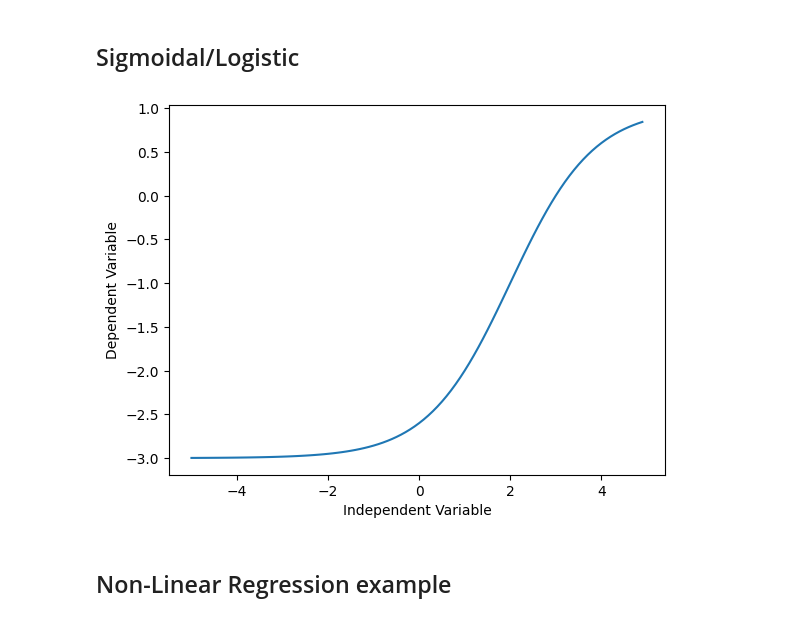
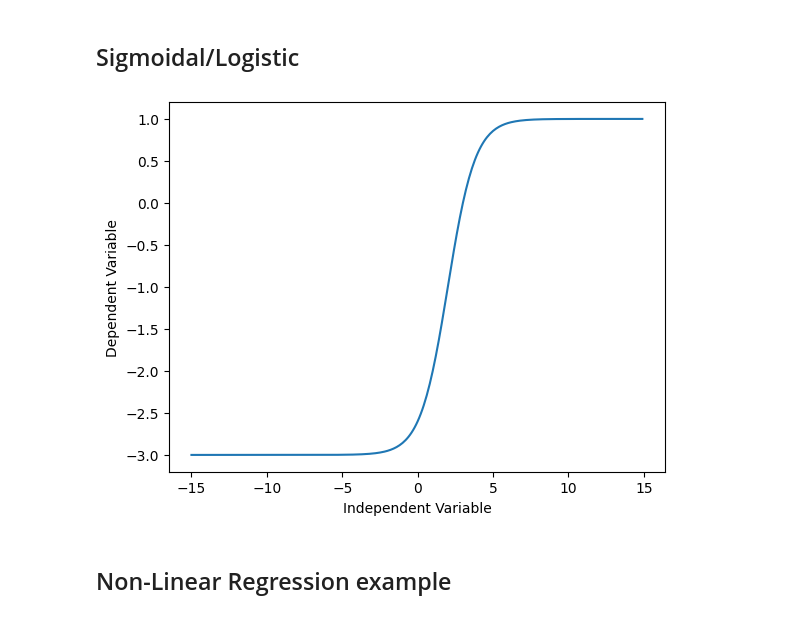
Before and after one commit to AliShamriz/Machine-learning-Project-2, a Jupyter notebook: Linear Regression/Non Linear Regression Analysis.ipynb, the cells around one changed output. Drawn from its saved outputs; the diff is of its cells as text; code cells hidden in the pictures.

```diff
--- a/Linear Regression/Non Linear Regression Analysis.ipynb
+++ b/Linear Regression/Non Linear Regression Analysis.ipynb
@@ -86,17 +86,17 @@ plt.show()
 Sigmoidal/Logistic
 ---
 # %%
-X = np.arange(-5.0, 5.0, 0.1)
+X = np.arange(-15.0, 15.0, 0.1)
 
 
 Y = 1-4/(1+np.power(3, X-2))
 
 plt.plot(X,Y)
 plt.ylabel('Dependent Variable')
 plt.xlabel('Independent Variable')
 plt.show()
 # %% [output]
-[figure, old version]
+[figure, new version]
 # %% [markdown]
 Non-Linear Regression example
 ---
```
Also changed, not shown: parts of 1 cell of this notebook.
